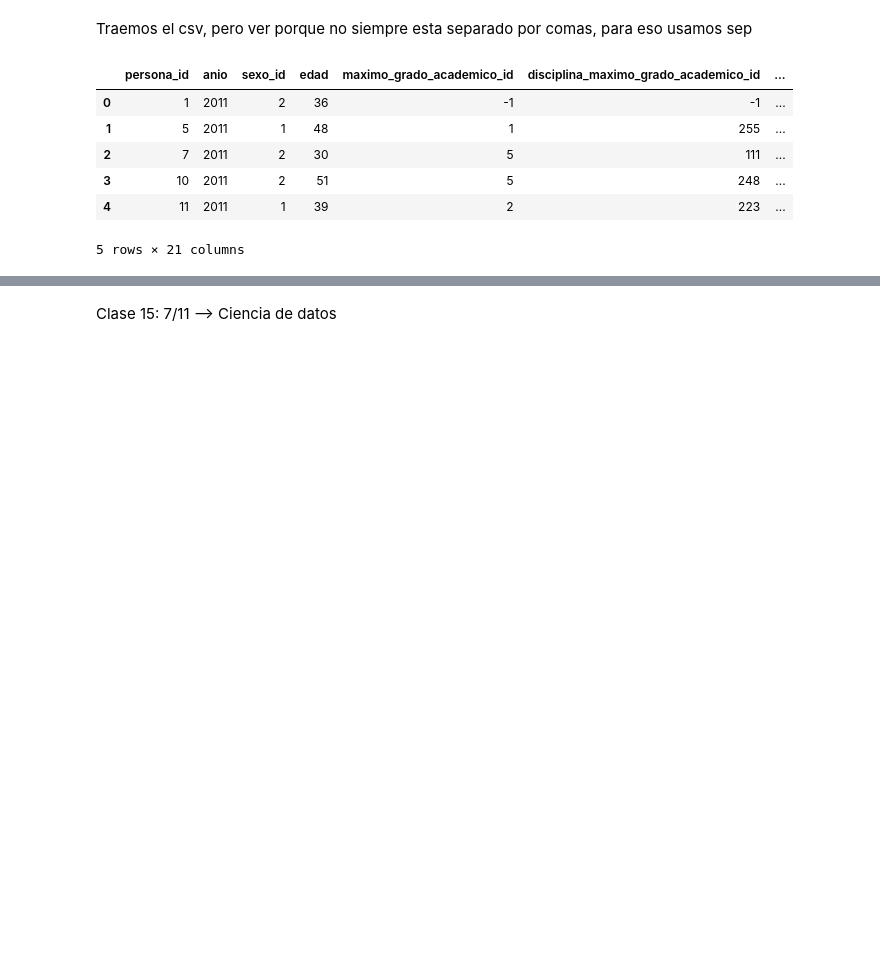
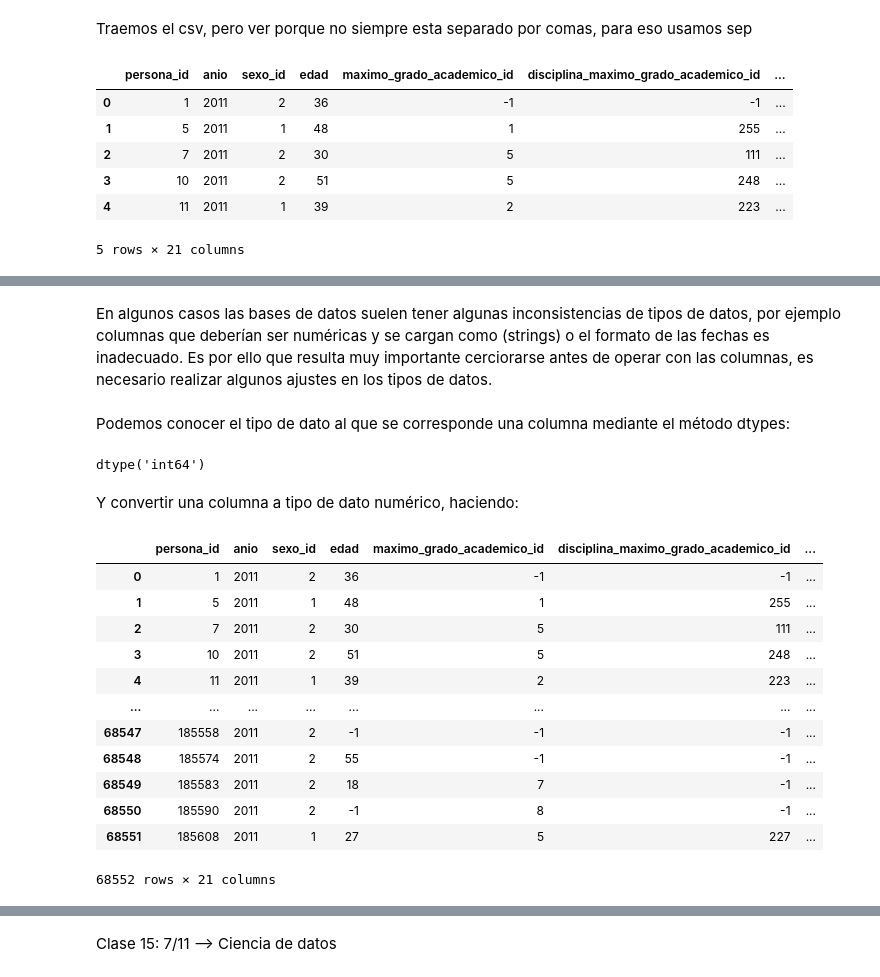
Before and after one commit to juanadelollis/Ucema_entregas, a Jupyter notebook: Teoria/clase_datos.ipynb, the cells around one changed output, grey strips where cells are left out. Saved outputs shown, nothing was run; the diff lists cells and outputs as text; code cells hidden in the pictures; blank space fills up the shorter version.

```diff
--- a/Teoria/clase_datos.ipynb
+++ b/Teoria/clase_datos.ipynb
@@ -33,0 +129,2 @@ personas.describe()
+# %%
+personas.dropna(inplace=True)
@@ -33,0 +133,2 @@ personas.describe()
+# %%
+personas.dropna(thresh=2, inplace=True)
@@ -33,0 +138,2 @@ personas.describe()
+# %%
+personas.drop(['maximo_grado_academico_id'], axis=1, inplace=True)
@@ -33,0 +144,2 @@ personas.describe()
+# %%
+personas.fillna(df['columna_con_faltantes'].mean(), inplace=True)
@@ -33,0 +148,10 @@ personas.describe()
+# %% [markdown]
+En algunos casos las bases de datos suelen tener algunas inconsistencias de tipos de datos, por ejemplo columnas que deberían ser numéricas y se cargan como (strings) o el formato de las fechas es inadecuado. Es por ello que resulta muy importante cerciorarse antes de operar con las columnas, es necesario realizar algunos ajustes en los tipos de datos.
+# %% [markdown]
+Podemos conocer el tipo de dato al que se corresponde una columna mediante el método dtypes:
+# %%
+personas['producciones_ult_anio'].dtypes
+# %% [output]
+dtype('int64')
+# %% [markdown]
+Y convertir una columna a tipo de dato numérico, haciendo:
@@ -33,0 +160,17 @@ personas.describe()
+# %%
+p = personas.copy()
+p
+# %% [output]
+|  | persona_id | anio | sexo_id | edad | maximo_grado_academico_id | disciplina_maximo_grado_academico_id | ... |
+| 0 | 1 | 2011 | 2 | 36 | -1 | -1 | ... |
+| 1 | 5 | 2011 | 1 | 48 | 1 | 255 | ... |
+| 2 | 7 | 2011 | 2 | 30 | 5 | 111 | ... |
+| 3 | 10 | 2011 | 2 | 51 | 5 | 248 | ... |
+| 4 | 11 | 2011 | 1 | 39 | 2 | 223 | ... |
+| ... | ... | ... | ... | ... | ... | ... | ... |
+| 68547 | 185558 | 2011 | 2 | -1 | -1 | -1 | ... |
+| 68548 | 185574 | 2011 | 2 | 55 | -1 | -1 | ... |
+| 68549 | 185583 | 2011 | 2 | 18 | 7 | -1 | ... |
+| 68550 | 185590 | 2011 | 2 | -1 | 8 | -1 | ... |
+| 68551 | 185608 | 2011 | 1 | 27 | 5 | 227 | ... |
+68552 rows × 21 columns
```
Also changed, not shown: parts of 49 cells of this notebook, 3 other files.
